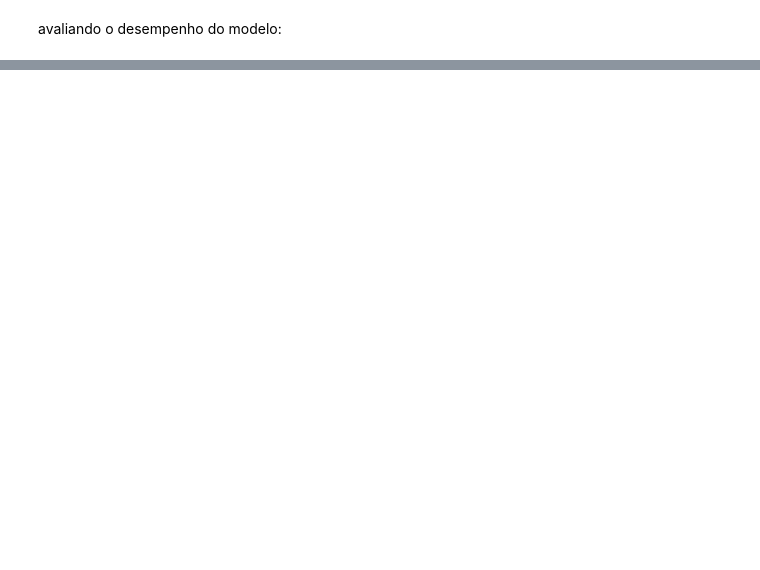
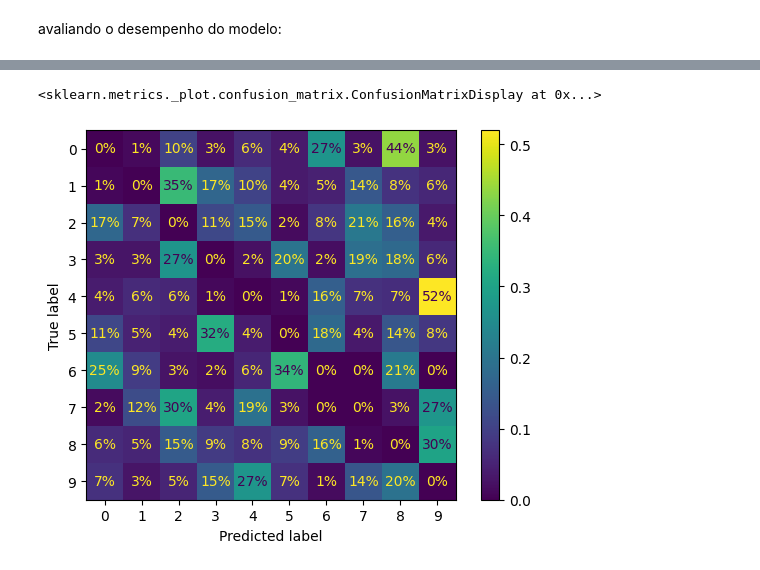
Before and after one commit to kamillafsilva/ocr-mnist, a Jupyter notebook: ocr-mnist.ipynb, the cells around one changed output, grey strips where cells are left out. Cells and saved outputs as stored; diff of their text form; code cells hidden in the pictures; blank space fills up the shorter version.

```diff
--- a/ocr-mnist.ipynb
+++ b/ocr-mnist.ipynb
@@ -47,0 +152,6 @@ ConfusionMatrixDisplay.from_predictions(y_train, y_train_pred)
+# %%
+num_furos = np.array([findCircles(xi, False) for xi in X_train])
+num_furos = num_furos.reshape(len(num_furos), 1)
+# %%
+X_train_aug = np.append(X_train, num_furos, axis=1)
+y_train_aug_pred = cross_val_predict(forest_clf, X_train_aug, y_train, cv=3)
@@ -48,3 +177,7 @@ ConfusionMatrixDisplay.from_predictions(y_train, y_train_pred)
 # %%
-sample_weight = (y_train_pred != y_train)
-ConfusionMatrixDisplay.from_predictions(y_train, y_train_pred, sample_weight=sample_weight, normalize="true", values_format=".0%")
+sample_weight = (y_train_aug_pred != y_train)
+ConfusionMatrixDisplay.from_predictions(y_train, y_train_aug_pred, sample_weight = sample_weight, normalize="true", values_format=".0%")
+#ConfusionMatrixDisplay.from_predictions(y_train, y_train_aug_pred)
+# %% [output]
+<sklearn.metrics._plot.confusion_matrix.ConfusionMatrixDisplay at 0x...>
+[figure, added]
```
Also changed, not shown: parts of 17 cells of this notebook.
